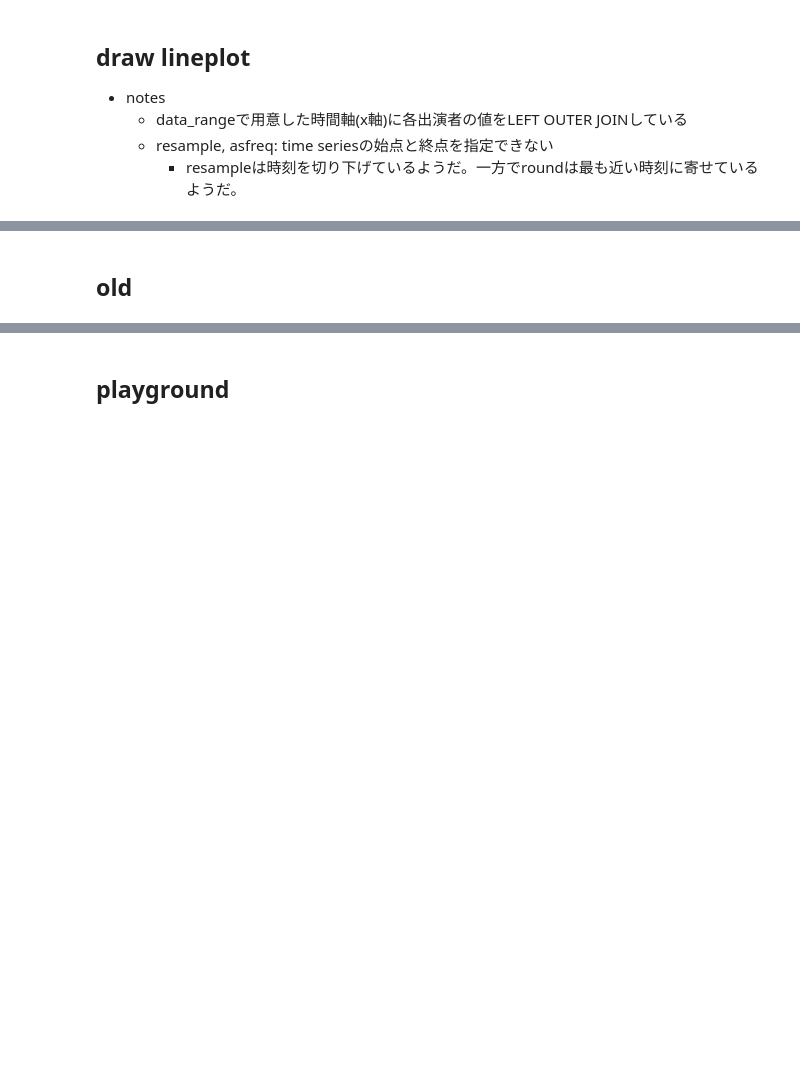
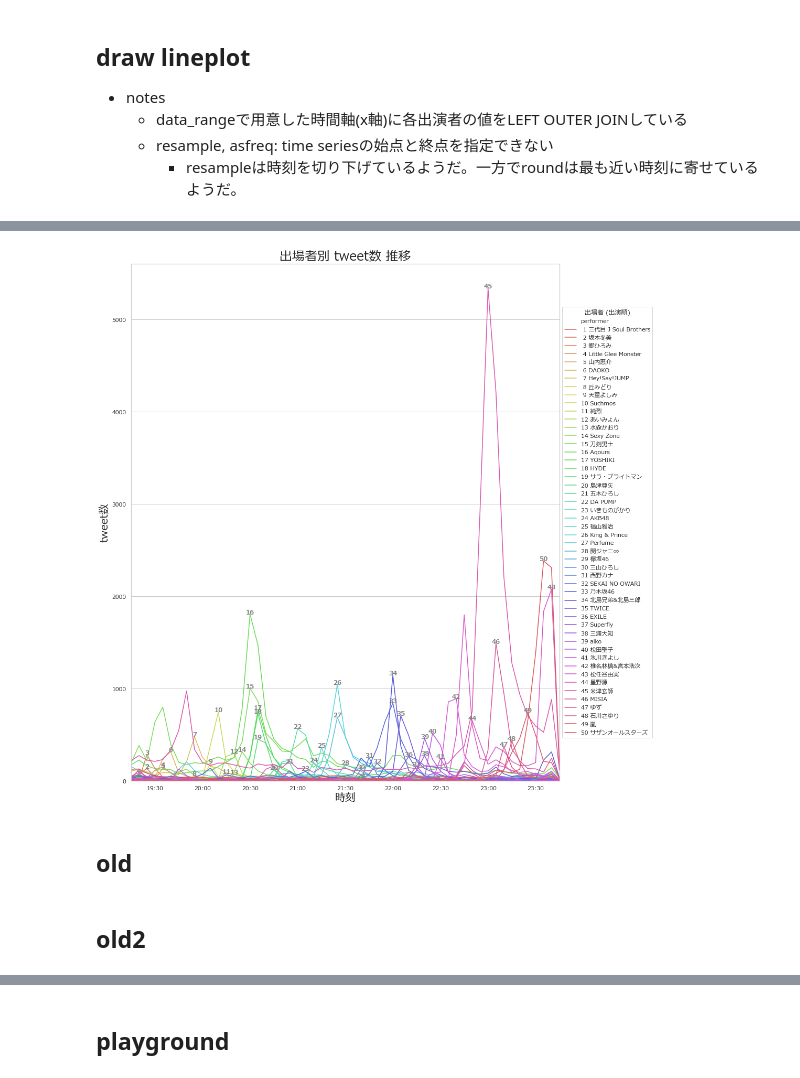
Before and after one commit to heleth/twitter_analysis, a Jupyter notebook: notebook/twitter_analysis.ipynb, the cells around one changed output, grey strips where cells are left out. Saved outputs shown, nothing was run; the diff lists cells and outputs as text; code cells hidden in the pictures; blank space fills up the shorter version.

```diff
--- a/notebook/twitter_analysis.ipynb
+++ b/notebook/twitter_analysis.ipynb
@@ -108,6 +160,0 @@ df_timeseries.head()
-# %%
-sns.set(style='whitegrid', font='Meiryo', rc = {'figure.figsize': (10, 15)}, )
-ax = sns.lineplot(x='tweet_time', y='cnt_tweets', hue='performer', data=df_timeseries, palette="Blues")
-ax.set_xlabel('時刻', fontsize=20)
-ax.set_ylabel('ツイート数', fontsize=20)
-ax.xaxis_date(tz='Asia/Tokyo')  # treat x-axis timestamp as if you are in tz='Asia/Tokyo'
@@ -115,0 +161,9 @@ ax.xaxis_date(tz='Asia/Tokyo')  # treat x-axis timestamp as if you are in tz='As
+# %%
+df_timeseries = df_tweets.groupby(['order', 'performer', pd.Grouper(key='tweet_time', freq='5min')]).count()\
+    .rename(columns={'tweet_text': 'cnt_tweets'}).reset_index()
+# df_timeseries = df_timeseris.groupby(['order', 'performer']).resample('5min', on='tweet_time').sum().reset_index()
+# --   ここではcnt_tweets = 0のレコードが抹消されてしまっている。
+# --   本当は (1) 完全なtweet_time×performerの組み合わせへouter joinする か (2) unstack/stackする ことで回復させるべき
+
+display(df_timeseries.info())
+df_timeseries.head()
@@ -116,2 +187,28 @@ ax.xaxis_date(tz='Asia/Tokyo')  # treat x-axis timestamp as if you are in tz='As
+# %%
+sns.set(style='whitegrid', font='Meiryo', rc = {'figure.figsize': (15, 15)}, )
+ax = sns.lineplot(x='tweet_time', y='cnt_tweets', hue='performer', data=df_timeseries,
+                  palette=sns.color_palette("hls", df_timeseries['performer'].unique().size))
+ax.xaxis.set_major_formatter(mdates.DateFormatter('%H:%M', tz=df_timeseries['tweet_time'][0].tzinfo))
+ax.xaxis_date(tz='Asia/Tokyo')  # treat x-axis timestamp as if you are in tz='Asia/Tokyo'
+ax.set_xlim(left=df_timeseries['tweet_time'].min(), right=df_timeseries['tweet_time'].max())
+ax.set_ylim(bottom=0)
+ax.set_title('出場者別 tweet数 推移', fontsize=24)
+ax.set_xlabel('時刻', fontsize=20)
+ax.set_ylabel('tweet数', fontsize=20)
+ax.grid(False, axis='x')
+ax.legend(loc='center left', bbox_to_anchor=(1, 0.5)).set_title('出場者 (出演順)', prop={'size':12})
+
+# -- add text to plot
+for order in df_timeseries['order'].unique():
+    y = df_timeseries[df_timeseries['order']==order]['cnt_tweets'].max()
+    x = mdates.date2num(df_timeseries[(df_timeseries['order']==order) & (df_timeseries['cnt_tweets']==y)]['tweet_time'][0])
+    # --   notes: you cannot use `and` or `& without ()` here due to pandas
+    # --   notes: you have to convert pandas's datetime64 to matplotlib's date for add text
+#     ax.annotate(s=i+1, xy=(x, y))
+    ax.text(x=x, y=y, s=order, horizontalalignment='center', color='gray', weight='bold')
+
+ax.get_figure().savefig(os.path.join('..', 'figure', 'df_timeseries.png'))
+# %% [output]
+[figure, added]
 # %% [markdown]
 ## old
@@ -118,3 +239,5 @@ ax.xaxis_date(tz='Asia/Tokyo')  # treat x-axis timestamp as if you are in tz='As
+# %% [markdown]
+## old2
 # %%
 df_timeseries = pd.DataFrame({'tweet_time': pd.date_range(start='2018-12-31 19:15:00', end='2018-12-31 23:44:59', freq='5min', tz='Asia/Tokyo')})
 
```
Also changed, not shown: parts of 15 cells of this notebook, 10 other files.
